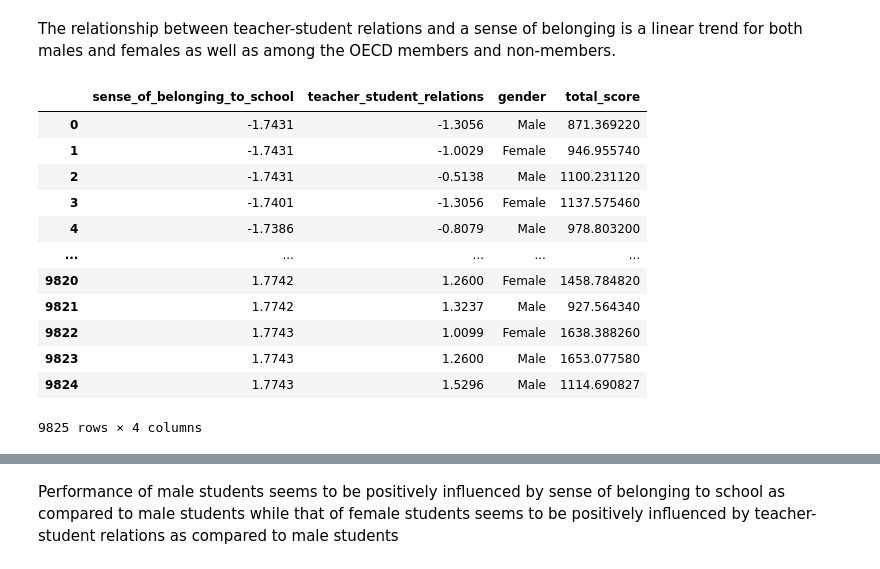
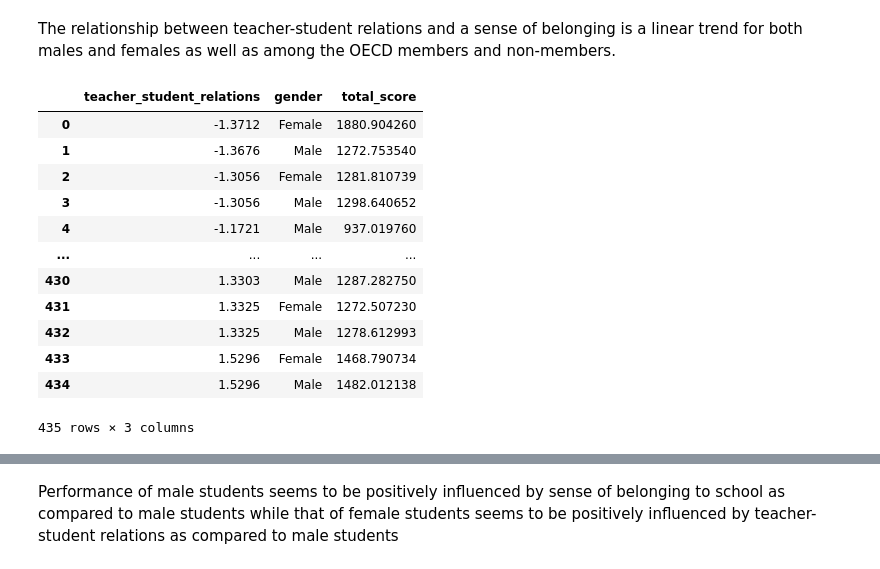
Before and after one commit to Daviedavie100/Pisa2012_data_analysis, a Jupyter notebook: Exploration.ipynb, the cells around one changed output, grey strips where cells are left out. Cells and saved outputs as stored; diff of their text form; code cells hidden in the pictures.

```diff
--- a/Exploration.ipynb
+++ b/Exploration.ipynb
@@ -2160,23 +2160,21 @@ The relationship between teacher-student relations and a sense of belonging is a
 pisa_var=pisa_clean.copy()
 # Remove outliers
 pisa_var_clean = remove_outliers(pisa_var,['sense_of_belonging_to_school', 'teacher_student_relations'])
-
-# Data
-pisa_var_ana=pisa_var_clean.groupby(['sense_of_belonging_to_school', 'teacher_student_relations', 'gender'])['total_score'].mean().reset_index()
-pisa_var_ana
-# %% [output]
-|  | sense_of_belonging_to_school | teacher_student_relations | gender | total_score |
-| 0 | -1.7431 | -1.3056 | Male | 871.369220 |
-| 1 | -1.7431 | -1.0029 | Female | 946.955740 |
-| 2 | -1.7431 | -0.5138 | Male | 1100.231120 |
-| 3 | -1.7401 | -1.3056 | Female | 1137.575460 |
-| 4 | -1.7386 | -0.8079 | Male | 978.803200 |
-| ... | ... | ... | ... | ... |
-| 9820 | 1.7742 | 1.2600 | Female | 1458.784820 |
-| 9821 | 1.7742 | 1.3237 | Male | 927.564340 |
-| 9822 | 1.7743 | 1.0099 | Female | 1638.388260 |
-| 9823 | 1.7743 | 1.2600 | Male | 1653.077580 |
-| 9824 | 1.7743 | 1.5296 | Male | 1114.690827 |
-9825 rows × 4 columns
 # %%
-pisa_var=pisa_clean.groupby(['sense_of_belonging_to_school', 'teacher_student_relations', 'gender'])['total_score'].mean()
+# Data
+pisa_tr_ana=pisa_var_clean.groupby( ['teacher_student_relations', 'gender'])['total_score'].mean().reset_index()
+pisa_tr_ana
+# %% [output]
+|  | teacher_student_relations | gender | total_score |
+| 0 | -1.3712 | Female | 1880.904260 |
+| 1 | -1.3676 | Male | 1272.753540 |
+| 2 | -1.3056 | Female | 1281.810739 |
+| 3 | -1.3056 | Male | 1298.640652 |
+| 4 | -1.1721 | Male | 937.019760 |
+| ... | ... | ... | ... |
+| 430 | 1.3303 | Male | 1287.282750 |
+| 431 | 1.3325 | Female | 1272.507230 |
+| 432 | 1.3325 | Male | 1278.612993 |
+| 433 | 1.5296 | Female | 1468.790734 |
+| 434 | 1.5296 | Male | 1482.012138 |
+435 rows × 3 columns
```
Also changed, not shown: parts of 12 cells of this notebook.
